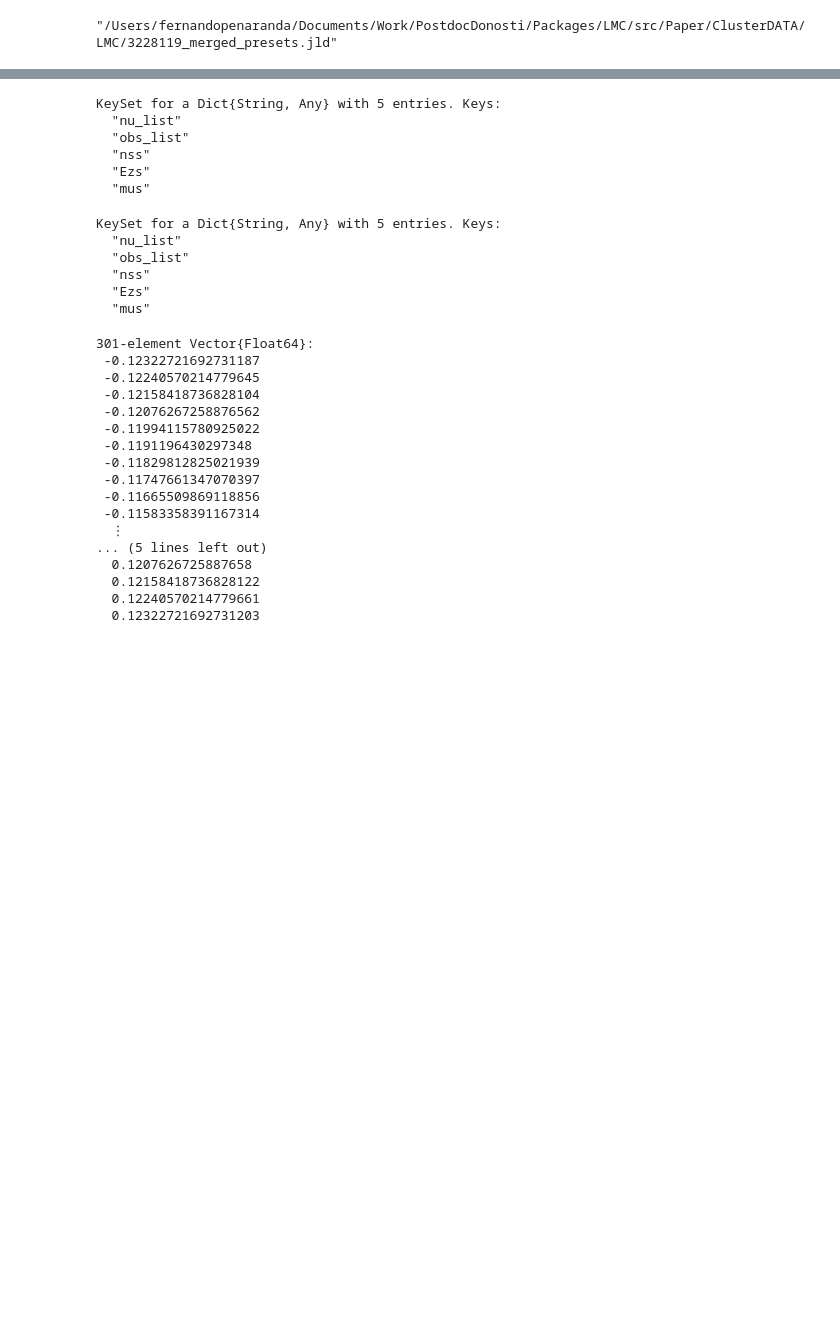
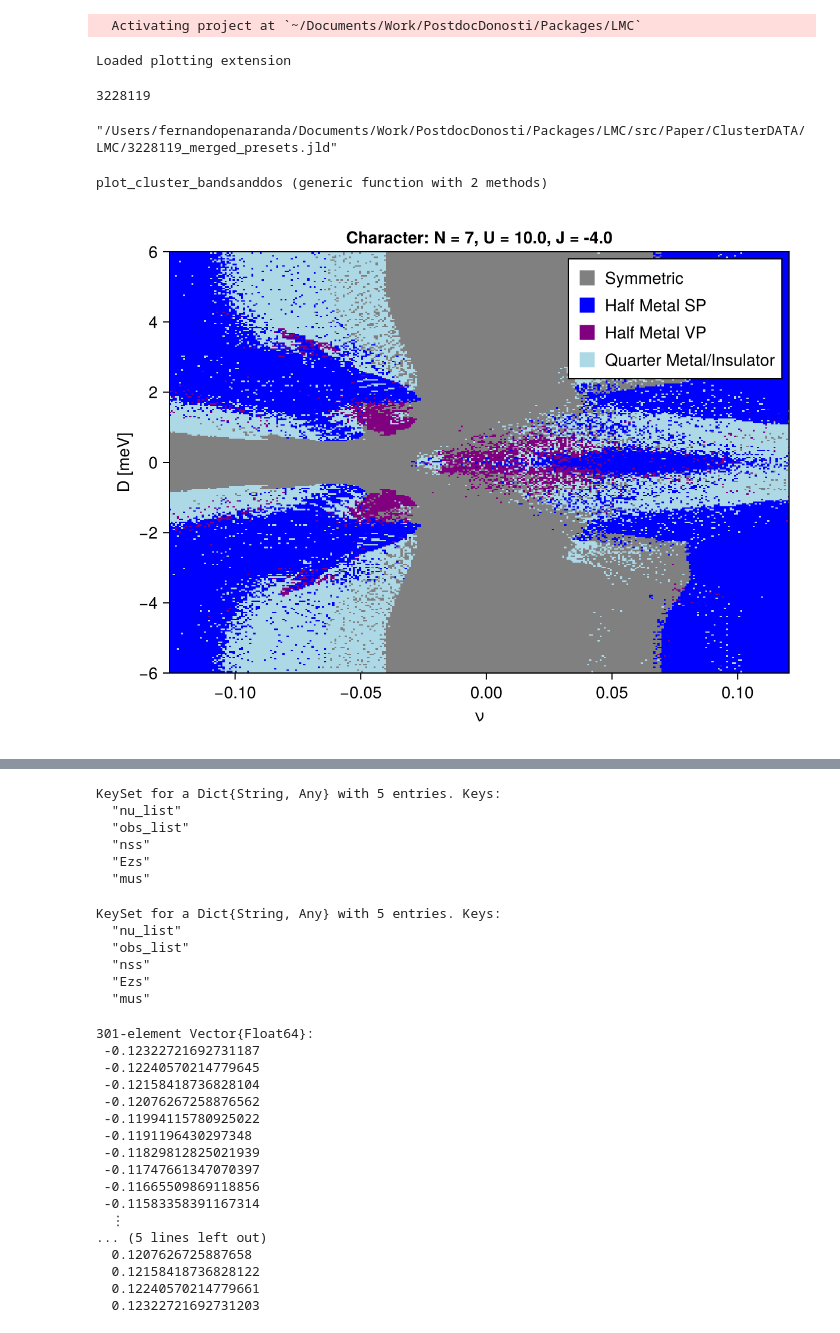
Before and after one commit to fernandopenaranda/LMC, a Jupyter notebook: src/Paper/cluster_loading.ipynb, the cells around one changed output, grey strips where cells are left out. Drawn from its saved outputs; the diff is of its cells as text; code cells hidden in the pictures; blank space fills up the shorter version.

```diff
--- a/src/Paper/cluster_loading.ipynb
+++ b/src/Paper/cluster_loading.ipynb
@@ -3 +1,15 @@ using LMC, JLD2
+# %%
+using Pkg
+Pkg.activate(dirname(dirname(pwd())))   # activate MyPackage
+# Pkg.instantiate()
+using Revise
+using CairoMakie, LMC, JLD2
+# %% [output]
+  Activating project at `~/Documents/Work/PostdocDonosti/Packages/LMC`
+Loaded plotting extension
+# %%
+pdPID = 3233472#3232955#3225092#3225399
+drudePID = 3228119
+# %% [output]
+3228119
 # %%
@@ -13,8 +25,24 @@ function plot_phasediagrams(pdpath, pdpresetpath)
     pddata = load(pdpath)
     vals, vals2 = ppd["presets"]
     _, pdpresets = vals
-
-
-
-    plot_characters(pdpresets.N, pdpresets.U, pdpresets.J, Ezlist, νlist, ns)
+    _, first_value = first(pddata["merged"])
+    keylist = keys(first_value)
+    Ezs = []
+    nss = []
+    for (path, d) in pddata["merged"]
+        Ez = d["Ezs"][1]
+        ns = d["nss"][1]
+        push!(Ezs, Ez)
+        push!(nss, ns)
+    end
+    sorted_inds = sortperm(Ezs)
+    νlist = first_value["nu_list"]
+    plot_characters(pdpresets.N, pdpresets.U, pdpresets.J, Ezs[sorted_inds], νlist, nss[sorted_inds])
 end
+# %% [output]
+plot_cluster_bandsanddos (generic function with 2 methods)
+# %%
+
+plot_phasediagrams(pdpath, pdpresetpath)
+# %% [output]
+[figure, added]
```
Also changed, not shown: parts of 8 cells of this notebook, 2 other files.
